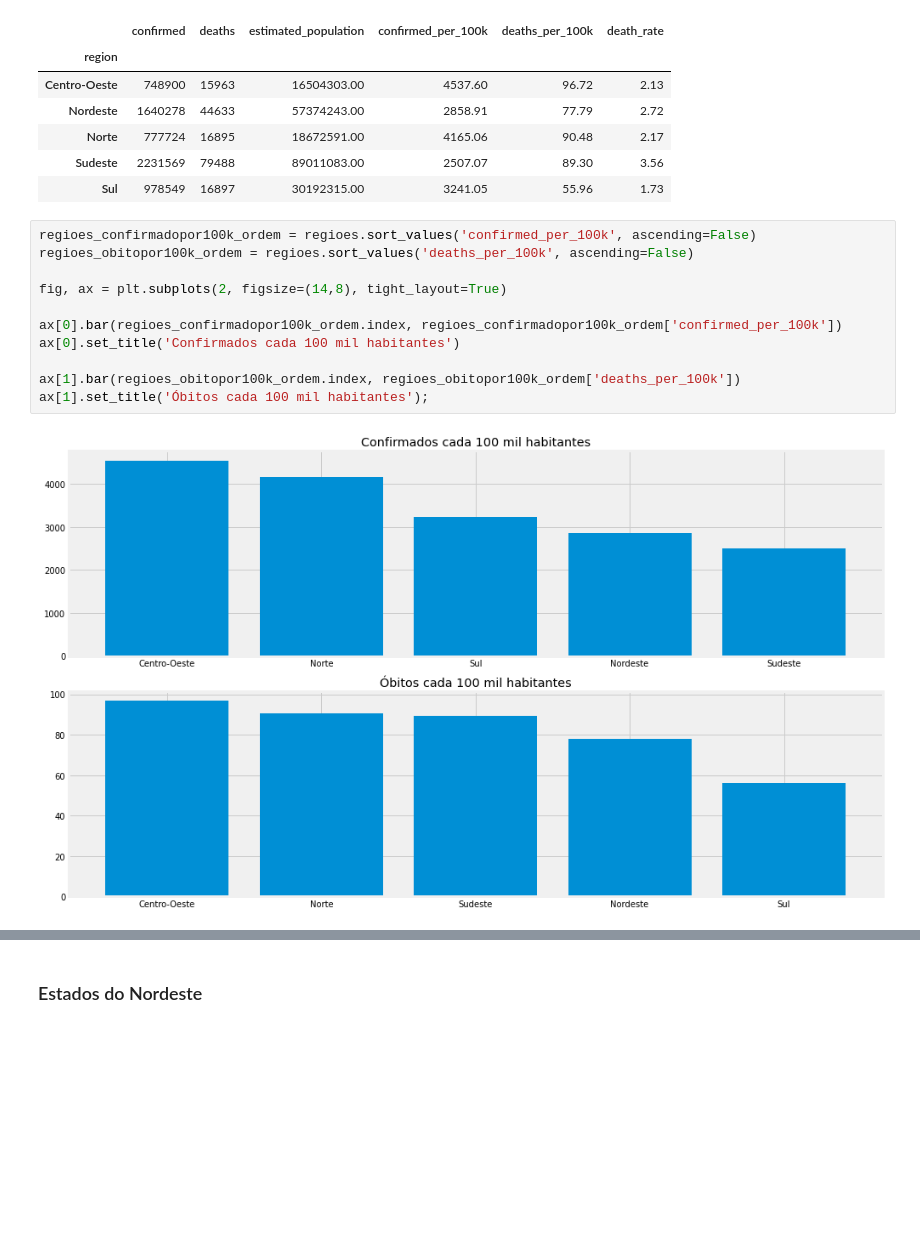
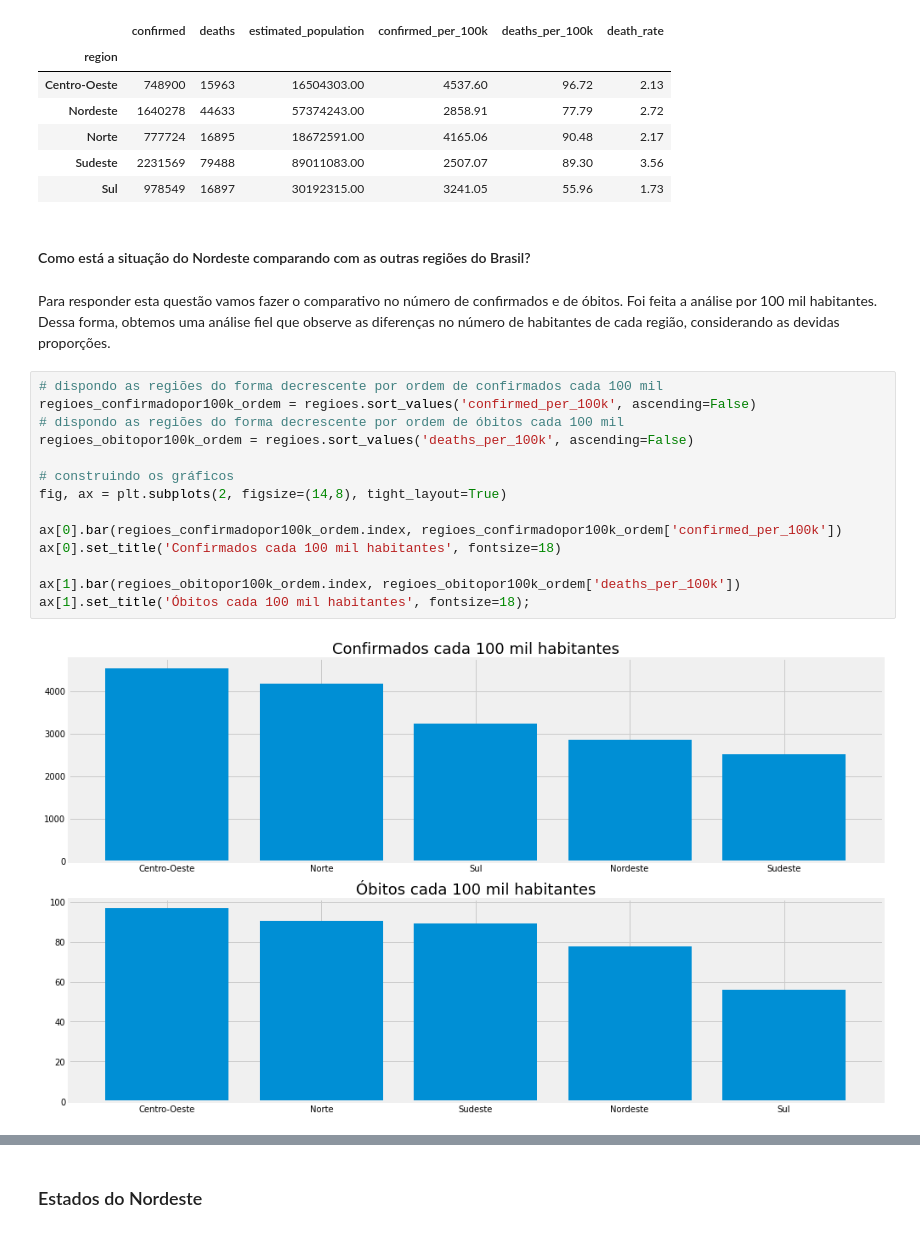
Before and after one commit to KPxto/bootcamp-alura, a Jupyter notebook: semana_01/Projeto_Módulo_01.ipynb, the cells around one changed output, grey strips where cells are left out. Drawn from its saved outputs; the diff is of its cells as text; blank space fills up the shorter version.

```diff
--- a/semana_01/Projeto_Módulo_01.ipynb
+++ b/semana_01/Projeto_Módulo_01.ipynb
@@ -917,16 +904,23 @@ regioes
 | Norte | 777724 | 16895 | 18672591.00 | 4165.06 | 90.48 | 2.17 |
 | Sudeste | 2231569 | 79488 | 89011083.00 | 2507.07 | 89.30 | 3.56 |
 | Sul | 978549 | 16897 | 30192315.00 | 3241.05 | 55.96 | 1.73 |
+# %% [markdown]
+#### Como está a situação do Nordeste comparando com as outras regiões do Brasil?
+# %% [markdown]
+Para responder esta questão vamos fazer o comparativo no número de confirmados e de óbitos. Foi feita a análise por 100 mil habitantes. Dessa forma, obtemos uma análise fiel que observe as diferenças no número de habitantes de cada região, considerando as devidas proporções.
 # %%
+# dispondo as regiões do forma decrescente por ordem de confirmados cada 100 mil
 regioes_confirmadopor100k_ordem = regioes.sort_values('confirmed_per_100k', ascending=False)
+# dispondo as regiões do forma decrescente por ordem de óbitos cada 100 mil
 regioes_obitopor100k_ordem = regioes.sort_values('deaths_per_100k', ascending=False)
 
+# construindo os gráficos
 fig, ax = plt.subplots(2, figsize=(14,8), tight_layout=True)
 
 ax[0].bar(regioes_confirmadopor100k_ordem.index, regioes_confirmadopor100k_ordem['confirmed_per_100k'])
-ax[0].set_title('Confirmados cada 100 mil habitantes')
+ax[0].set_title('Confirmados cada 100 mil habitantes', fontsize=18)
 
 ax[1].bar(regioes_obitopor100k_ordem.index, regioes_obitopor100k_ordem['deaths_per_100k'])
-ax[1].set_title('Óbitos cada 100 mil habitantes');
+ax[1].set_title('Óbitos cada 100 mil habitantes', fontsize=18);
 # %% [output]
-[figure, old version]
+[figure, new version]
```
Also changed, not shown: parts of 11 cells of this notebook.
